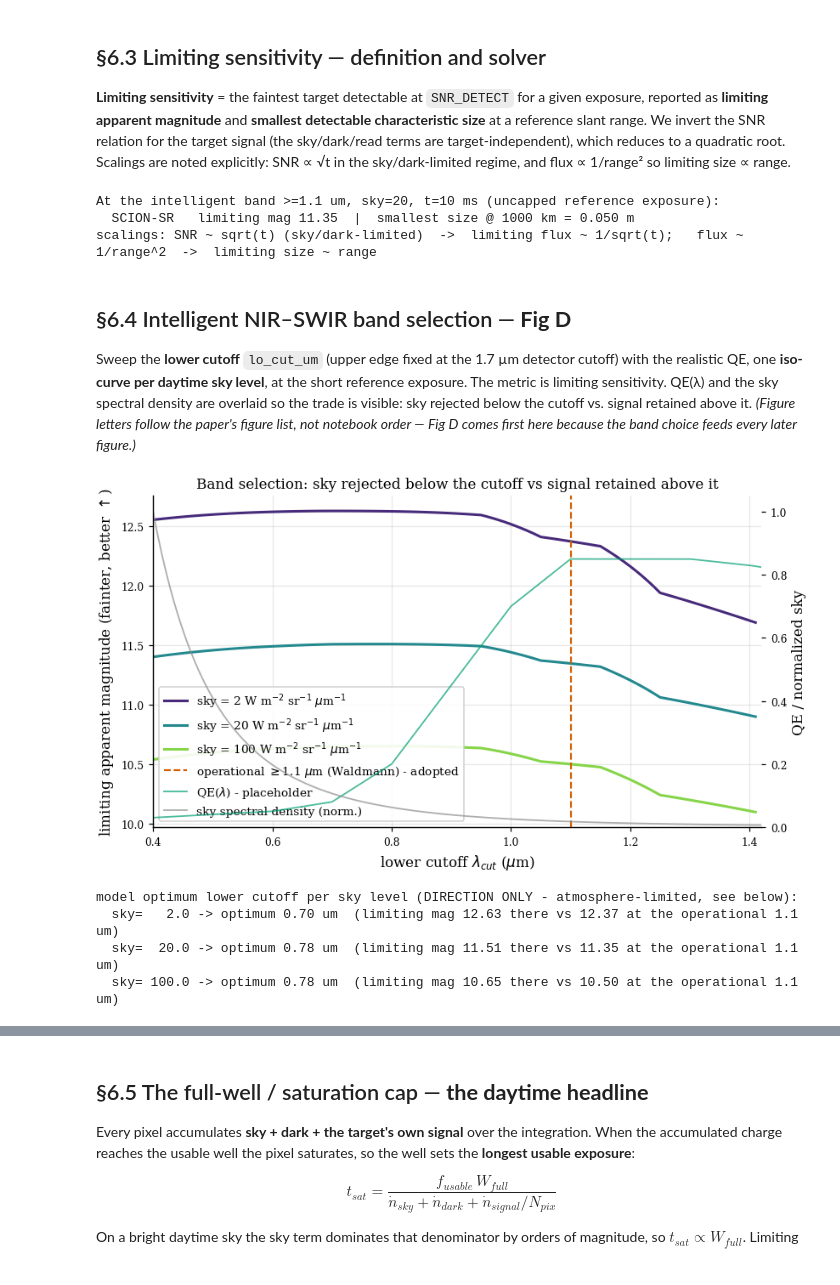
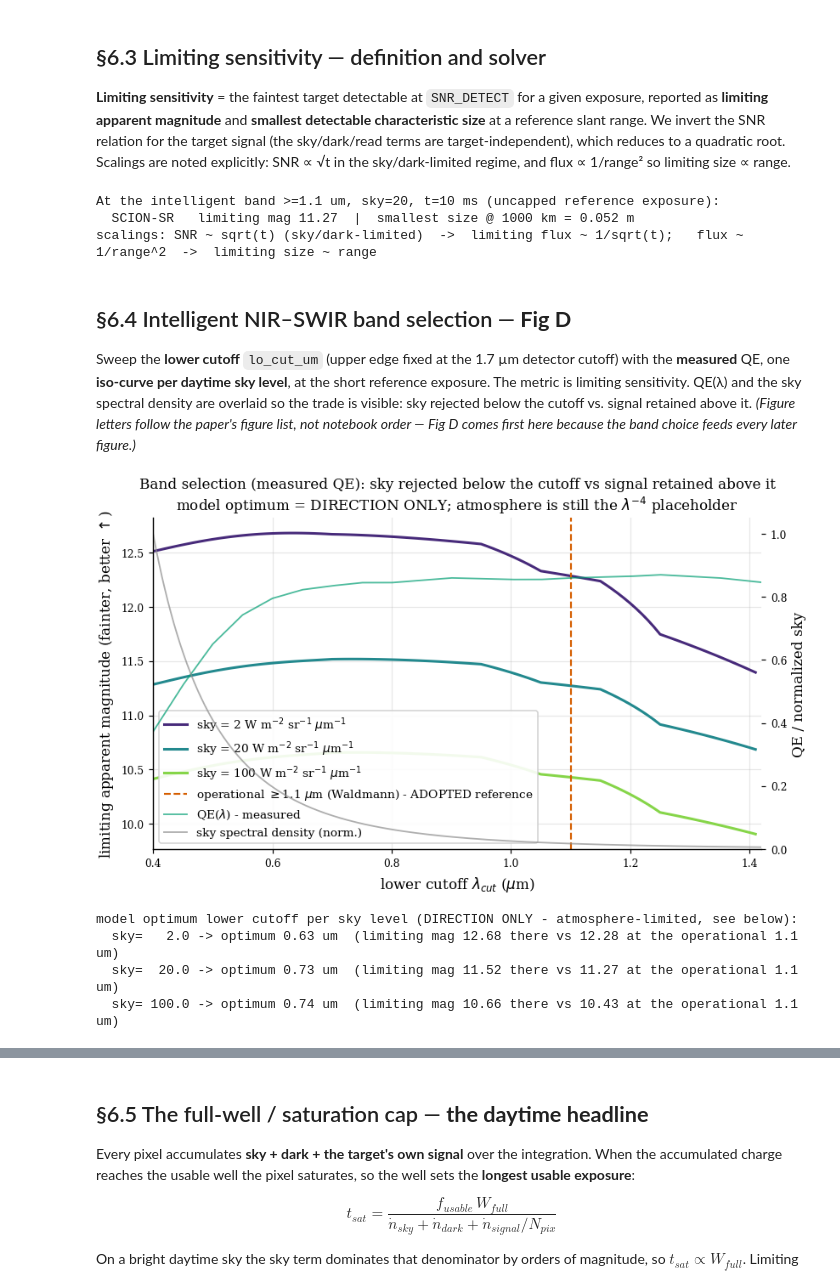
Before and after one commit to KevinKearney/SatSim, a Jupyter notebook: notebooks/radiometric_detector_comparison.ipynb, the cells around one changed output, grey strips where cells are left out. Cells and saved outputs as stored; diff of their text form; code cells hidden in the pictures.

```diff
--- a/notebooks/radiometric_detector_comparison.ipynb
+++ b/notebooks/radiometric_detector_comparison.ipynb
@@ -888,19 +888,21 @@ T_AXIS_S        = np.logspace(-3, 1, 240)            # REQUESTED integration tim
 WELL_USABLE_FRACTION = 1.0   # [IDEALIZATION] the entire well is treated as usable: no anti-blooming
                              # headroom and no linearity derating. A real ROIC would use ~70-90%.
 
-# ---- realistic wavelength-resolved QE placeholder ----
-# NAMED PLACEHOLDER pending the measured datasheet curve. Anchor (um, QE) points -> linear interp.
-# VISGaAs (SCION-SR): poor in the visible, rising through the NIR, peak ~0.85 across ~1.0-1.5 um, roll off to 1.7.
-QE_VISGAAS_ANCHORS = [(0.40,0.03),(0.50,0.04),(0.60,0.05),(0.70,0.08),(0.80,0.20),(0.90,0.45),
-                      (1.00,0.70),(1.10,0.85),(1.20,0.85),(1.30,0.85),(1.40,0.83),(1.50,0.80),(1.60,0.65),(1.70,0.45)]
-def _qe_from_anchors(anchors):
-    a = np.array(anchors); return np.interp(GRID_UM, a[:,0], a[:,1])
-QE_VISGAAS = _qe_from_anchors(QE_VISGAAS_ANCHORS)   # QE_VISGAAS_PARAMETRIC placeholder
+# ---- MEASURED wavelength-resolved QE (replaces the former parametric placeholder) ----
+# Read from configs/detector_configs.json -> scion_visgaas.qe_curve_measured (measured characterization at
+# -70 C), linearly interpolated onto GRID_UM and zeroed outside the measured wavelength range. The
+# comparison section's qe_of / qe_peak / qe_curve are deliberately NOT touched (regression-gated).
+_QEM       = CFG["scion_visgaas"]["qe_curve_measured"]
+QE_TEMP_C  = _QEM["temperature_C"]   # NB: _QEM["source"] is deliberately NOT printed (no vendor names in output)
+_qem_um    = np.asarray(_QEM["wavelength_nm"], dtype=float)/1e3   # nm -> um
+_qem_qe    = np.asarray(_QEM["qe"], dtype=float)
+QE_VISGAAS = np.where((GRID_UM >= _qem_um[0]) & (GRID_UM <= _qem_um[-1]),
+                      np.interp(GRID_UM, _qem_um, _qem_qe), 0.0)  # MEASURED QE on the model grid
 
 # ---- the one marked operating point (electrical specs from config; label anonymized) ----
 SCION = dict(label="SCION-SR", qe=QE_VISGAAS,
              read_e   =CFG["scion_visgaas"]["read_noise"]["value"],     # < 30 e-  (UPPER BOUND)
-             dark_e_s =CFG["scion_visgaas"]["dark_current"]["value"],   # < 15 e-/px/s (UPPER BOUND); deep-cooled -70/-75 C
+             dark_e_s =CFG["scion_visgaas"]["dark_current"]["value"],   # 11.2 e-/px/s MEASURED at -70 C; deep-cooled -70/-75 C
              full_well=CFG["scion_visgaas"]["full_well_e"],             # 1 M e- per pixel
              pitch_um =CFG["scion_visgaas"]["pixel_pitch_um"], bounds=True)
 
@@ -910,8 +912,10 @@ COLOR_SWIR_UM = (1.40, 1.70)
 
 print("baseline broadband mag = %.2f | operational band >= %.2f um | t_ref = %g ms | range_ref = %g km"
       % (MAG_BASE, OPERATIONAL_BAND_UM, T_REF_S*1e3, RANGE_REF_KM))
-print("marked operating point -- %s: read %g e- (bound), dark %g e-/px/s (bound, deep-cooled), full well %.0e e-"
-      % (SCION["label"], SCION["read_e"], SCION["dark_e_s"], SCION["full_well"]))
+print("marked operating point -- %s: read %g e- (bound), dark %g e-/px/s (MEASURED, %g C), full well %.0e e-"
+      % (SCION["label"], SCION["read_e"], SCION["dark_e_s"], QE_TEMP_C, SCION["full_well"]))
+print("QE(lambda): MEASURED curve, %d points %.2f-%.2f um (vendor characterization, %g C) -> grid peak %.3f at %.2f um"
+      % (len(_qem_um), _qem_um[0], _qem_um[-1], QE_TEMP_C, QE_VISGAAS.max(), GRID_UM[int(np.argmax(QE_VISGAAS))]))
 print("swept families: well %s e- | read %s e- | dark %s e-/px/s | sky %s W/m^2/sr/um"
       % (["%.0e" % w for w in WELL_FAMILY_E], READ_FAMILY_E, DARK_FAMILY_E_S, list(SKY_FAMILY)))
 # %% [output]
@@ -986,12 +1000,12 @@ print("  %-10s limiting mag %.2f  |  smallest size @ %g km = %.3f m" % (SCION["l
 print("scalings: SNR ~ sqrt(t) (sky/dark-limited)  ->  limiting flux ~ 1/sqrt(t);   flux ~ 1/range^2  ->  limiting size ~ range")
 # %% [output]
 At the intelligent band >=1.1 um, sky=20, t=10 ms (uncapped reference exposure):
-  SCION-SR   limiting mag 11.35  |  smallest size @ 1000 km = 0.050 m
+  SCION-SR   limiting mag 11.27  |  smallest size @ 1000 km = 0.052 m
 scalings: SNR ~ sqrt(t) (sky/dark-limited)  ->  limiting flux ~ 1/sqrt(t);   flux ~ 1/range^2  ->  limiting size ~ range
 # %% [markdown]
 ## §6.4 Intelligent NIR–SWIR band selection — **Fig D**
 
-Sweep the **lower cutoff** `lo_cut_um` (upper edge fixed at the 1.7 µm detector cutoff) with the realistic
+Sweep the **lower cutoff** `lo_cut_um` (upper edge fixed at the 1.7 µm detector cutoff) with the **measured**
 QE, one **iso-curve per daytime sky level**, at the short reference exposure. The metric is limiting
 sensitivity. QE(λ) and the sky spectral density are overlaid so the trade is visible: sky rejected below
 the cutoff vs. signal retained above it. *(Figure letters follow the paper's figure list, not notebook
@@ -999,36 +1013,37 @@ order — Fig D comes first here because the band choice feeds every later figur
 # %%
 cuts = np.arange(0.40, 1.42, 0.01)
 fam_cols = plt.cm.viridis(np.linspace(0.12, 0.82, len(SKY_FAMILY)))
 
 fig, ax = plt.subplots()
 lm_by_sky = {}
 for sv, col in zip(SKY_FAMILY, fam_cols):
     lm = np.array([_scion_limmag(c, sv, T_REF_S) for c in cuts])
     lm_by_sky[sv] = lm
     ax.plot(cuts, lm, color=col, lw=2, label=r"sky = %g W m$^{-2}$ sr$^{-1}$ $\mu$m$^{-1}$" % sv)
 ax.axvline(OPERATIONAL_BAND_UM, color=CBB["vermilion"], ls="--", lw=1.4,
-           label=r"operational $\geq$1.1 $\mu$m (Waldmann) - adopted")
+           label=r"operational $\geq$1.1 $\mu$m (Waldmann) - ADOPTED reference")
 ax.set_xlabel(r"lower cutoff $\lambda_{cut}$ ($\mu$m)")
 ax.set_ylabel("limiting apparent magnitude (fainter, better $\\uparrow$)")
-ax.set_title("Band selection: sky rejected below the cutoff vs signal retained above it")
+ax.set_title("Band selection (measured QE): sky rejected below the cutoff vs signal retained above it\n"
+             "model optimum = DIRECTION ONLY; atmosphere is still the $\\lambda^{-4}$ placeholder")
 ax2 = ax.twinx()
-ax2.plot(GRID_UM, QE_VISGAAS, color=CBB["green"], lw=1.2, alpha=0.7, label=r"QE($\lambda$) - placeholder")
+ax2.plot(GRID_UM, QE_VISGAAS, color=CBB["green"], lw=1.2, alpha=0.7, label=r"QE($\lambda$) - measured")
 sky_den = sky_radiance_m(GRID_UM, REF_SKY_DAYTIME); sky_den = sky_den/sky_den.max()
 ax2.plot(GRID_UM, sky_den, color=CBB["grey"], lw=1.2, alpha=0.7, label="sky spectral density (norm.)")
 ax2.set_ylabel("QE / normalized sky"); ax2.set_ylim(0, 1.05); ax2.grid(False)
 h1,l1 = ax.get_legend_handles_labels(); h2,l2 = ax2.get_legend_handles_labels()
 ax.legend(h1+h2, l1+l2, loc="lower left", fontsize=9); ax.set_xlim(0.4, 1.42)
 plt.show()
 
 print("model optimum lower cutoff per sky level (DIRECTION ONLY - atmosphere-limited, see below):")
 for sv in SKY_FAMILY:
     lm = lm_by_sky[sv]
     print("  sky=%6.1f -> optimum %.2f um  (limiting mag %.2f there vs %.2f at the operational %.1f um)"
           % (sv, cuts[int(np.argmax(lm))], lm.max(), _scion_limmag(OPERATIONAL_BAND_UM, sv, T_REF_S), OPERATIONAL_BAND_UM))
 # %% [output]
-[figure, old version]
+[figure, new version]
 model optimum lower cutoff per sky level (DIRECTION ONLY - atmosphere-limited, see below):
-  sky=   2.0 -> optimum 0.70 um  (limiting mag 12.63 there vs 12.37 at the operational 1.1 um)
-  sky=  20.0 -> optimum 0.78 um  (limiting mag 11.51 there vs 11.35 at the operational 1.1 um)
-  sky= 100.0 -> optimum 0.78 um  (limiting mag 10.65 there vs 10.50 at the operational 1.1 um)
+  sky=   2.0 -> optimum 0.63 um  (limiting mag 12.68 there vs 12.28 at the operational 1.1 um)
+  sky=  20.0 -> optimum 0.73 um  (limiting mag 11.52 there vs 11.27 at the operational 1.1 um)
+  sky= 100.0 -> optimum 0.74 um  (limiting mag 10.66 there vs 10.43 at the operational 1.1 um)
 # %% [markdown]
```
Also changed, not shown: parts of 13 cells of this notebook, 2 other files.
